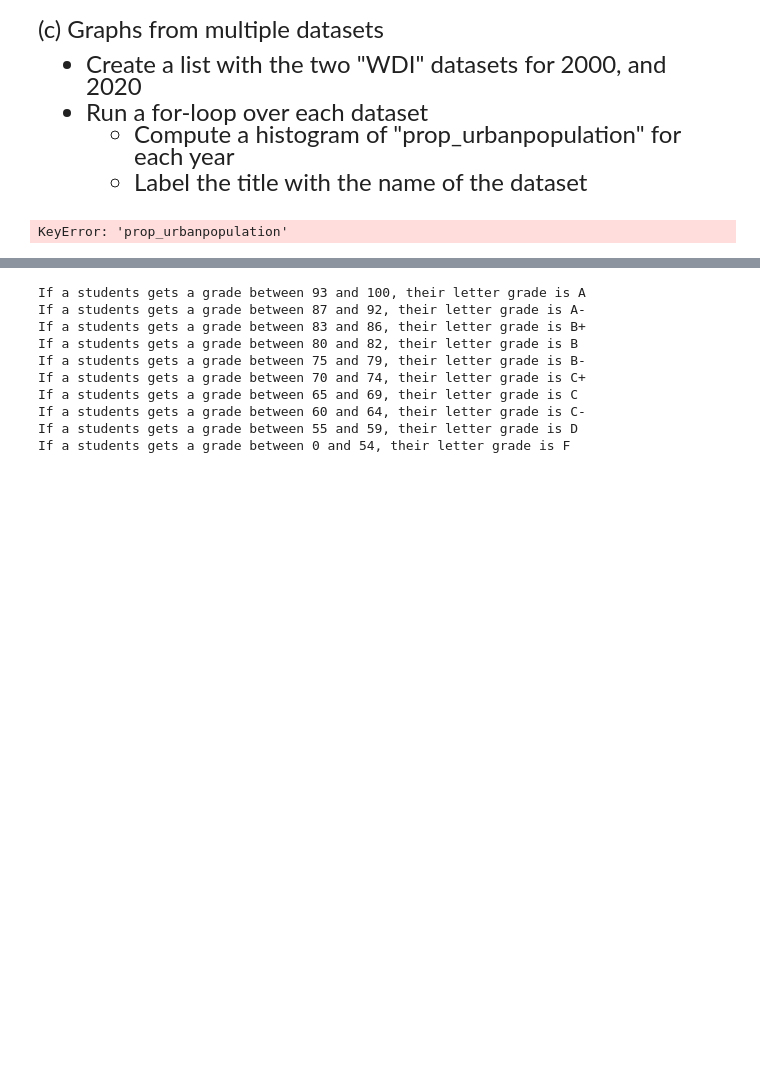
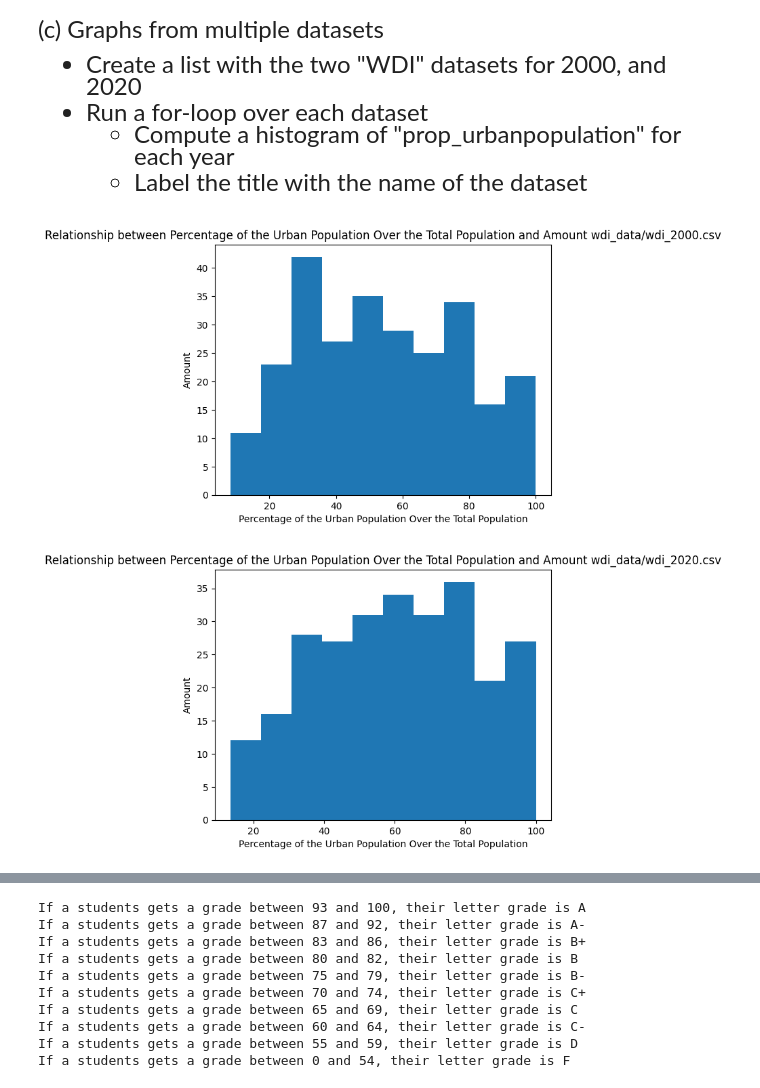
Before and after one commit to LimK2025/qtm151spring2023, a Jupyter notebook: Lecture 05/Assignment 4/Assignment 4.ipynb, the cells around one changed output, grey strips where cells are left out. Saved outputs shown, nothing was run; the diff lists cells and outputs as text; code cells hidden in the pictures; blank space fills up the shorter version.

```diff
--- a/Lecture 05/Assignment 4/Assignment 4.ipynb
+++ b/Lecture 05/Assignment 4/Assignment 4.ipynb
@@ -72,20 +74,22 @@ print(np.sum(len(list_eligible_voter)))
 # %%
 # Note "prop_urbanpopulation" is the percentage of the urban population over
 # the total population
 
 # Hint: Before you write the loop, test your code out by opening an individual dataset
 # Once you're sure the code works and you're familiar with the data, run the loop
 # Write your answer here
 list_datasets = ['wdi_data/wdi_2000.csv', 'wdi_data/wdi_2020.csv']
+
 for year in list_datasets:
     data = pd.read_csv(year)
     plt.hist(x=data["prop_urbanpopulation"])
     plt.ylabel("Amount")
     plt.xlabel("Percentage of the Urban Population Over the Total Population")
-    plt.title("Relationship between Percentage of the Urban Population Over the Total Population and Amount"+str(year))
-    plt.show
+    plt.title("Relationship between Percentage of the Urban Population Over the Total Population and Amount "+str(year))
+    plt.show()
 # %% [output]
-KeyError: 'prop_urbanpopulation'
+[figure, added]
+[figure, added]
 # %% [markdown]
 <font size = "5">
 
```
Also changed, not shown: parts of 1 cell of this notebook, 1 other file.
